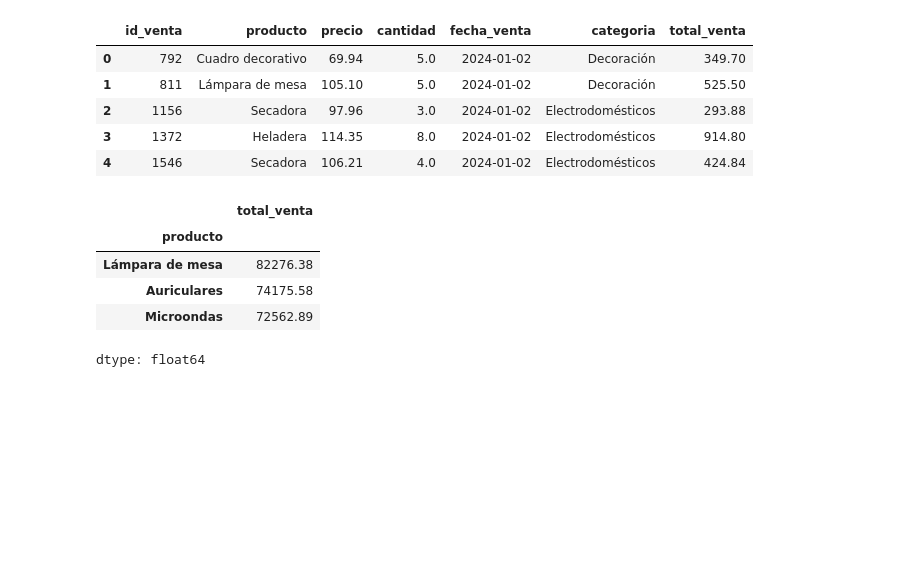
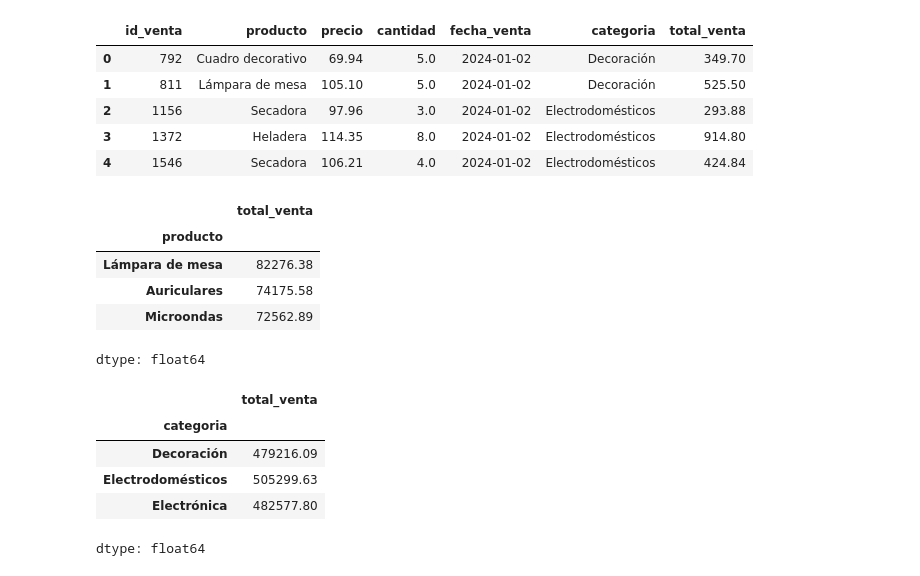
Before and after one commit to VictoriaGoldaraz/TT-2C2025-Data-Analitycs-Notebooks, a Jupyter notebook: Goldaraz,_María_Victoria_Comisión_C252613_TPI_Data_Analytics.ipynb, the cells around one changed output. Cells and saved outputs as stored; diff of their text form; code cells hidden in the pictures; blank space fills up the shorter version.

```diff
--- a/Goldaraz,_María_Victoria_Comisión_C252613_TPI_Data_Analytics.ipynb
+++ b/Goldaraz,_María_Victoria_Comisión_C252613_TPI_Data_Analytics.ipynb
@@ -266,2 +264,13 @@ dtype: float64
+# %%
+# Agregación
+# Resumir las ventas por categoría de producto y analizar los ingresos generados.
+df_ventas.groupby("categoria")["total_venta"].sum()
+# %% [output]
+|  | total_venta |
+| categoria |  |
+| Decoración | 479216.09 |
+| Electrodomésticos | 505299.63 |
+| Electrónica | 482577.80 |
+dtype: float64
 # %%
 # Integración de datos
```
Also changed, not shown: parts of 1 cell of this notebook.
